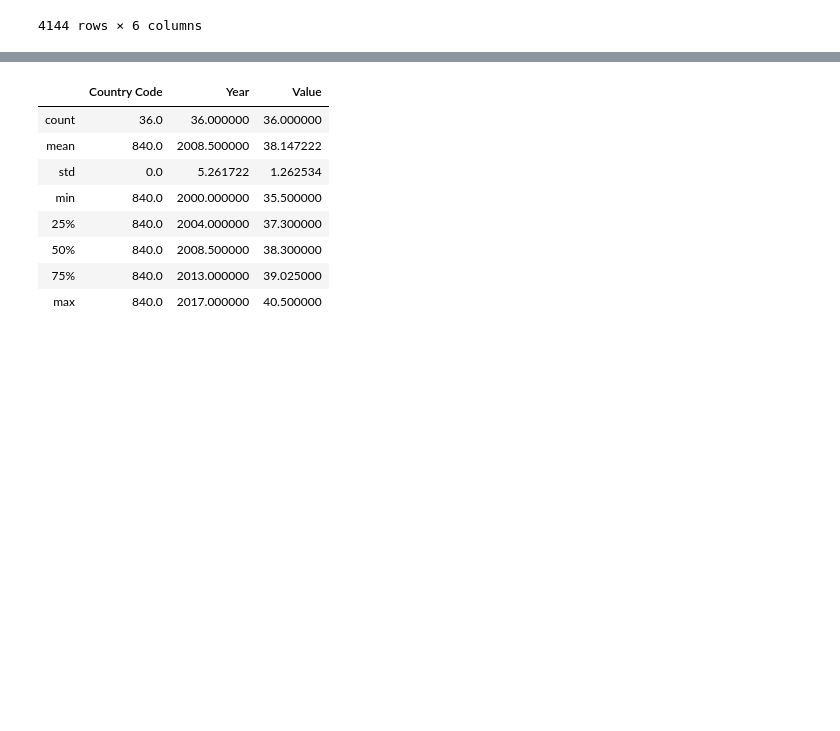
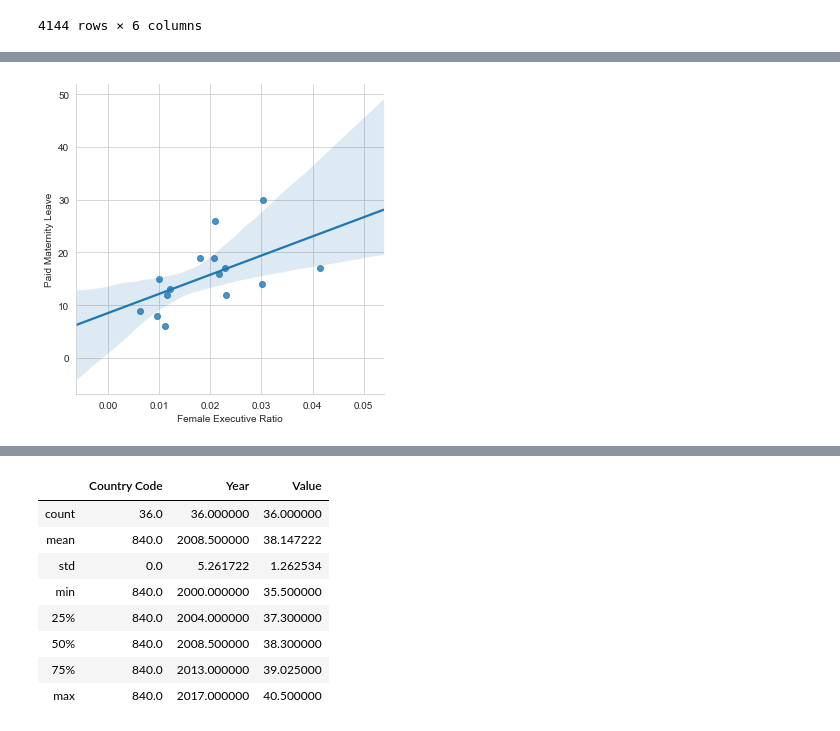
Before and after one commit to anjaliramesh42243/An-Exploratory-Data-Analysis-of-Women-in-the-Workforce, a Jupyter notebook: MaternityLeave.ipynb, the cells around one changed output, grey strips where cells are left out. Saved outputs shown, nothing was run; the diff lists cells and outputs as text; code cells hidden in the pictures; blank space fills up the shorter version.

```diff
--- a/MaternityLeave.ipynb
+++ b/MaternityLeave.ipynb
@@ -487,2 +526,5 @@ df_num_managers
 | 21 | View | 8 | 0 | 0 | 1272 | 0.006289 |
 | 5 | eBay | 619 | 0 | 0 | 24082 | 0.025704 |
+# %%
+df_num_managers = df_num_managers.drop([0,13,23,15,22,16,21,18,19,5])
+df_num_managers
@@ -488,0 +548,15 @@ df_num_managers
+# %%
+# manually adding in some of the data from the dataset, by filling in from the original CSV
+df_num_managers.at[1,'maternity_leave_paid'] = 17
+df_num_managers.at[1,'maternity_leave_unpaid'] = 15
+df_num_managers.at[2,'maternity_leave_paid'] = 30
+df_num_managers.at[2,'maternity_leave_unpaid'] = 8
+df_num_managers.at[9,'maternity_leave_paid'] = 19
+df_num_managers.at[9,'maternity_leave_unpaid'] = 29
+df_num_managers.at[10,'maternity_leave_paid'] = 8
+df_num_managers.at[10,'maternity_leave_unpaid'] = 12
+df_num_managers.at[11,'maternity_leave_paid'] = 12
+df_num_managers.at[11,'maternity_leave_unpaid'] = 7
+df_num_managers.at[12,'maternity_leave_paid'] = 16
+df_num_managers.at[12,'maternity_leave_unpaid'] = 4
+df_num_managers
@@ -488,0 +580,5 @@ df_num_managers
+# %%
+g4 = sns.lmplot(x='e_or_m_ratio',y='maternity_leave_paid',data=df_num_managers,fit_reg=True)
+g4 = (g4.set_axis_labels("Female Executive Ratio", "Paid Maternity Leave"))
+# %% [output]
+[figure, added]
```
Also changed, not shown: parts of 11 cells of this notebook.
